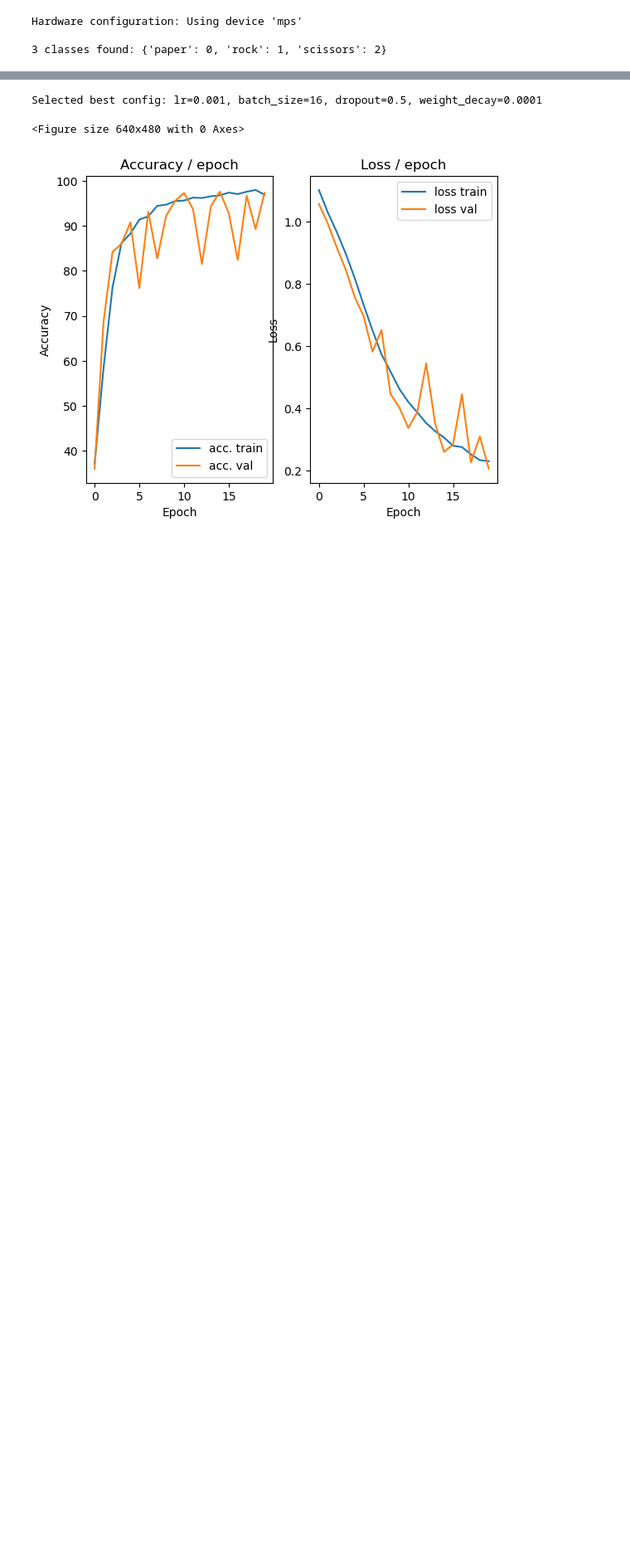
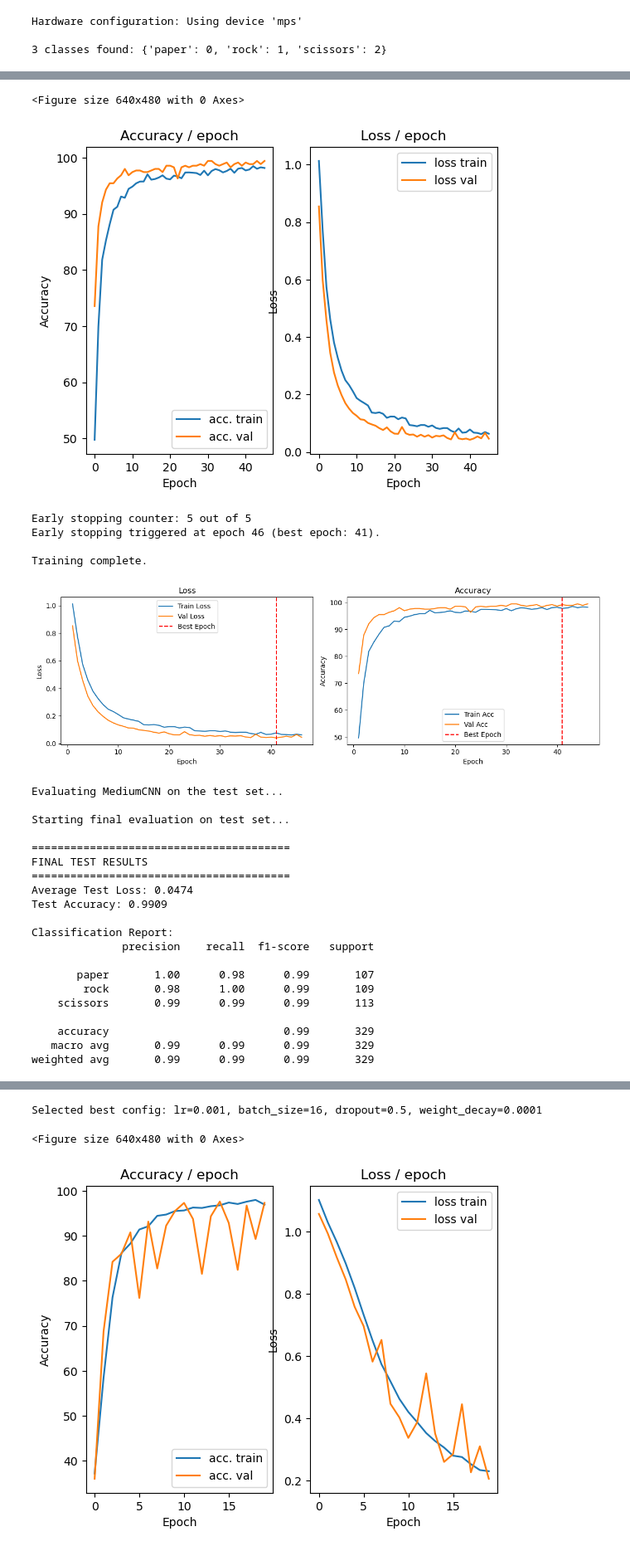
Before and after one commit to gabrieelsky/rps-cnn, a Jupyter notebook: main.ipynb, the cells around one changed output, grey strips where cells are left out. Shown at 83% size. Drawn from its saved outputs; the diff is of its cells as text; code cells hidden in the pictures; blank space fills up the shorter version.

```diff
--- a/main.ipynb
+++ b/main.ipynb
@@ -75,33 +191,62 @@ print(f"\nBaselineCNN weights successfully saved to {save_path}")
 # %%
-train_loader, val_loader, test_loader, _ = create_dataloaders(RAW_DATA_DIR, batch_size=32)
-
-model = MediumCNN(num_classes=num_classes, input_shape=(3, IMG_HEIGHT, IMG_WIDTH), dropout_rate=0.5).to(device)
-criterion = nn.CrossEntropyLoss()
-optimizer = torch.optim.SGD(model.parameters(), lr=1e-3, weight_decay=1e-4)
-
-print(f"\nStarting MediumCNN training with fixed defaults...")
+print("\nStarting MediumCNN training with fixed defaults...")
 
 model, history = train_model(
     model=model,
     train_loader=train_loader,
     val_loader=val_loader,
     criterion=criterion,
     optimizer=optimizer,
     device=device,
     num_epochs=50,
     patience=5,
     min_delta=1e-4
 )
 
+plot_learning_curves(history)
+
 print("\nEvaluating MediumCNN on the test set...")
-test_loss, all_preds, all_labels = evaluate_model(
+test_loss, test_acc, all_preds, all_labels = evaluate_model(
     model=model,
     test_loader=test_loader,
     criterion=criterion,
     device=device,
     class_mapping=class_mapping,
-)
+ )
+
+class_names = [name for name, idx in sorted(class_mapping.items(), key=lambda item: item[1])]
+print_classification_report(all_labels, all_preds, class_names)
+plot_confusion_matrix(all_labels, all_preds, class_names)
+show_misclassified_grid(test_loader.dataset, all_labels, all_preds, class_names, grid=(2, 4))
 
 save_path = os.path.join(MODELS_DIR, "medium_cnn.pth")
 torch.save(model.state_dict(), save_path)
 print(f"\nMediumCNN weights successfully saved to {save_path}")
+# %% [output]
+<Figure size 640x480 with 0 Axes>
+[figure, added]
+Early stopping counter: 5 out of 5
+Early stopping triggered at epoch 46 (best epoch: 41).
+
+Training complete.
+[figure, added]
+Evaluating MediumCNN on the test set...
+
+Starting final evaluation on test set...
+
+========================================
+FINAL TEST RESULTS
+========================================
+Average Test Loss: 0.0474
+Test Accuracy: 0.9909
+
+Classification Report:
+              precision    recall  f1-score   support
+
+       paper       1.00      0.98      0.99       107
+        rock       0.98      1.00      0.99       109
+    scissors       0.99      0.99      0.99       113
+
+    accuracy                           0.99       329
+   macro avg       0.99      0.99      0.99       329
+weighted avg       0.99      0.99      0.99       329
```
Also changed, not shown: parts of 8 cells of this notebook, 3 other files.
